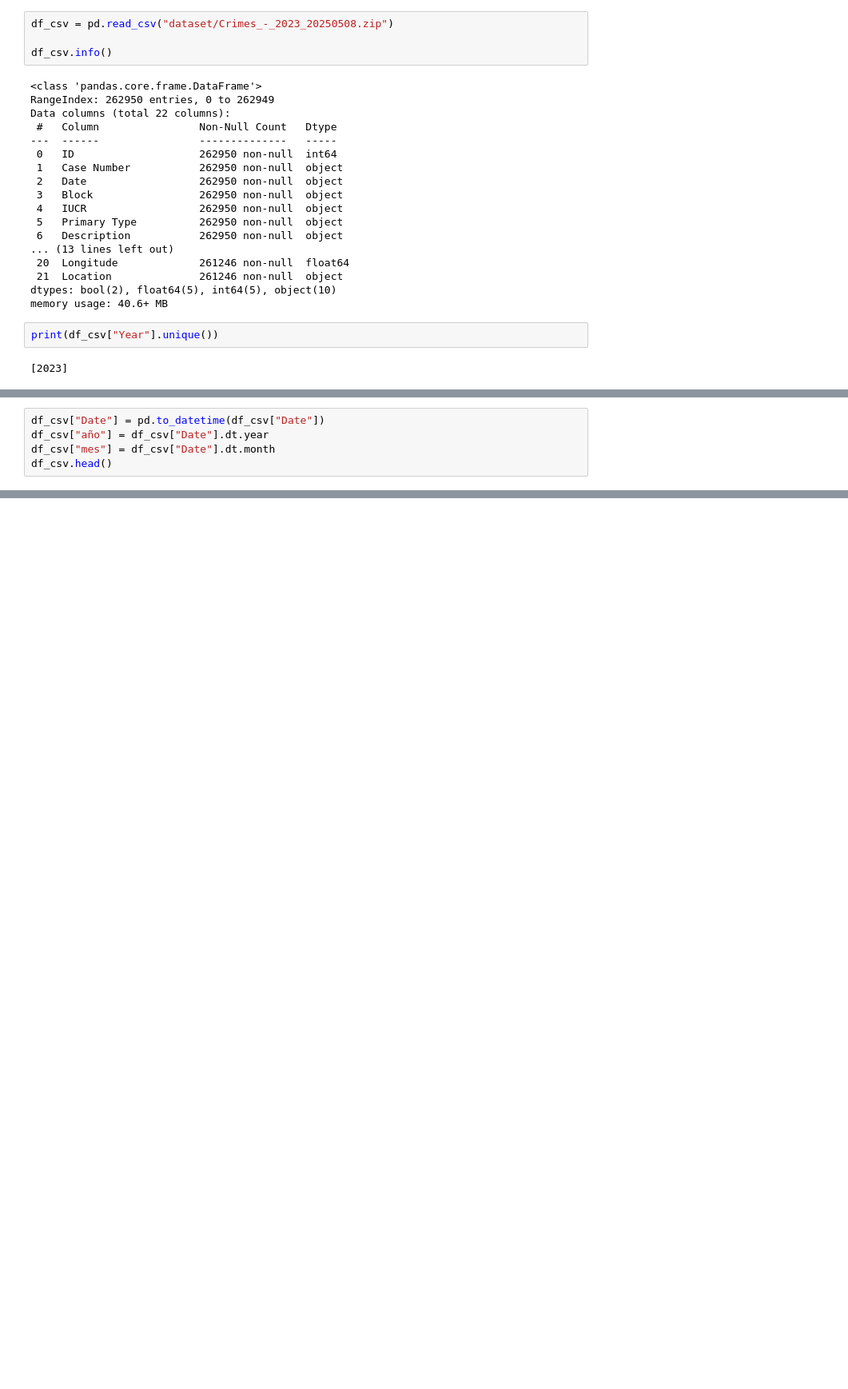
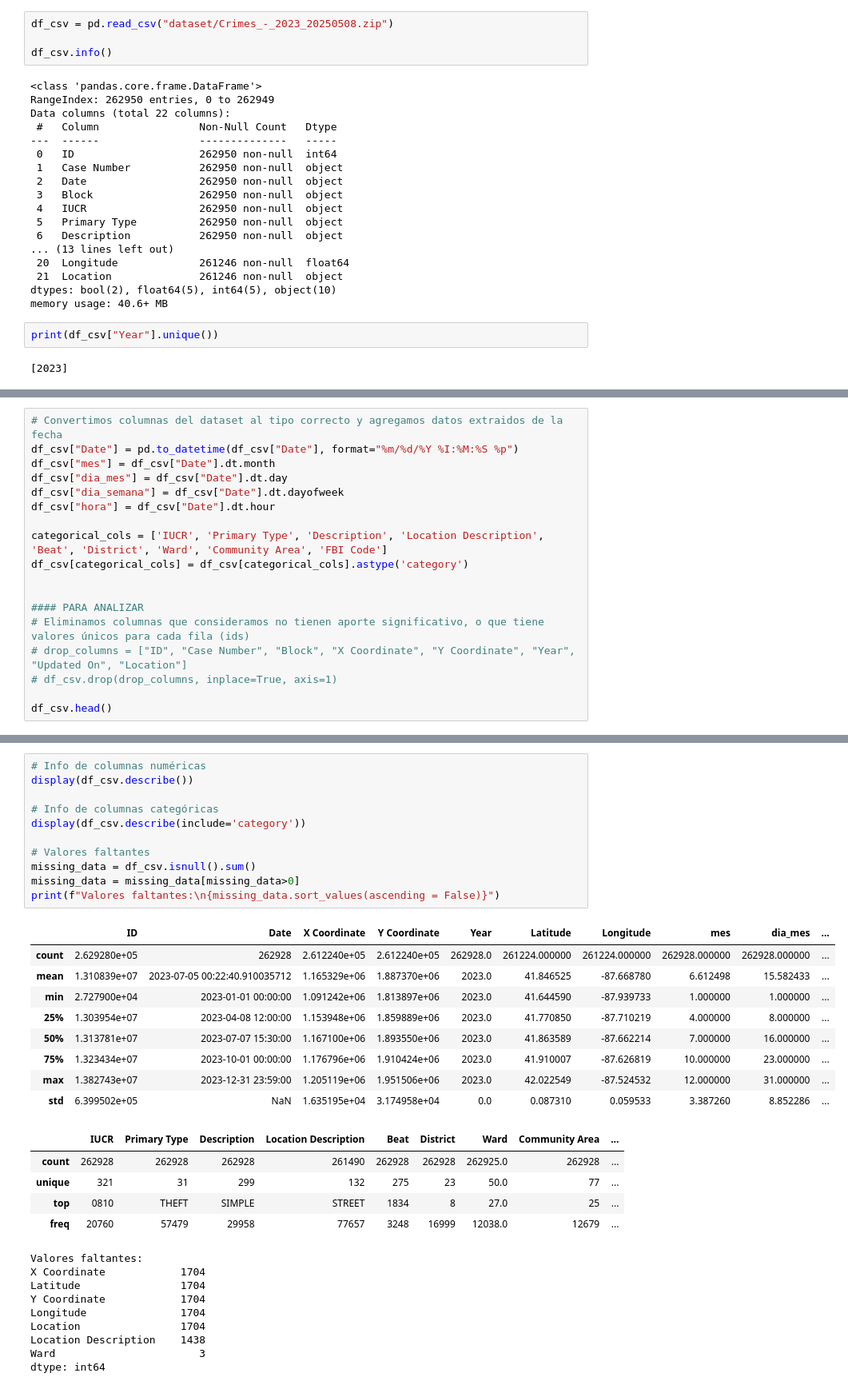
Before and after one commit to gjmv/CEIA_2025_B2_AMq_TP, a Jupyter notebook: TP.ipynb, the cells around one changed output, grey strips where cells are left out. Shown at 80% size. Cells and saved outputs as stored; diff of their text form; blank space fills up the shorter version.

Commit message:
Agrega algo de preprocesamiento

```diff
--- a/TP.ipynb
+++ b/TP.ipynb
@@ -29,7 +72,20 @@ print(df_csv["Year"].unique())
 # %%
-df_csv["Date"] = pd.to_datetime(df_csv["Date"])
-df_csv["año"] = df_csv["Date"].dt.year
+# Convertimos columnas del dataset al tipo correcto y agregamos datos extraidos de la fecha
+df_csv["Date"] = pd.to_datetime(df_csv["Date"], format="%m/%d/%Y %I:%M:%S %p")
 df_csv["mes"] = df_csv["Date"].dt.month
+df_csv["dia_mes"] = df_csv["Date"].dt.day
+df_csv["dia_semana"] = df_csv["Date"].dt.dayofweek
+df_csv["hora"] = df_csv["Date"].dt.hour
+
+categorical_cols = ['IUCR', 'Primary Type', 'Description', 'Location Description', 'Beat', 'District', 'Ward', 'Community Area', 'FBI Code']
+df_csv[categorical_cols] = df_csv[categorical_cols].astype('category')
+
+
+#### PARA ANALIZAR
+# Eliminamos columnas que consideramos no tienen aporte significativo, o que tiene valores únicos para cada fila (ids)
+# drop_columns = ["ID", "Case Number", "Block", "X Coordinate", "Y Coordinate", "Year", "Updated On", "Location"]
+# df_csv.drop(drop_columns, inplace=True, axis=1)
+
 df_csv.head()
 # %% [output]
 |  | ID | Case Number | Date | Block | IUCR | Primary Type | Description | Location Description | ... |
@@ -42 +98,36 @@ df_csv.head()
+# %%
+# Info de columnas numéricas
+display(df_csv.describe())
+
+# Info de columnas categóricas
+display(df_csv.describe(include='category'))
+
+# Valores faltantes
+missing_data = df_csv.isnull().sum()
+missing_data = missing_data[missing_data>0]
+print(f"Valores faltantes:\n{missing_data.sort_values(ascending = False)}")
+# %% [output]
+|  | ID | Date | X Coordinate | Y Coordinate | Year | Latitude | Longitude | mes | dia_mes | ... |
+| count | 2.629280e+05 | 262928 | 2.612240e+05 | 2.612240e+05 | 262928.0 | 261224.000000 | 261224.000000 | 262928.000000 | 262928.000000 | ... |
+| mean | 1.310839e+07 | 2023-07-05 00:22:40.910035712 | 1.165329e+06 | 1.887370e+06 | 2023.0 | 41.846525 | -87.668780 | 6.612498 | 15.582433 | ... |
+| min | 2.727900e+04 | 2023-01-01 00:00:00 | 1.091242e+06 | 1.813897e+06 | 2023.0 | 41.644590 | -87.939733 | 1.000000 | 1.000000 | ... |
+| 25% | 1.303954e+07 | 2023-04-08 12:00:00 | 1.153948e+06 | 1.859889e+06 | 2023.0 | 41.770850 | -87.710219 | 4.000000 | 8.000000 | ... |
+| 50% | 1.313781e+07 | 2023-07-07 15:30:00 | 1.167100e+06 | 1.893550e+06 | 2023.0 | 41.863589 | -87.662214 | 7.000000 | 16.000000 | ... |
+| 75% | 1.323434e+07 | 2023-10-01 00:00:00 | 1.176796e+06 | 1.910424e+06 | 2023.0 | 41.910007 | -87.626819 | 10.000000 | 23.000000 | ... |
+| max | 1.382743e+07 | 2023-12-31 23:59:00 | 1.205119e+06 | 1.951506e+06 | 2023.0 | 42.022549 | -87.524532 | 12.000000 | 31.000000 | ... |
+| std | 6.399502e+05 | NaN | 1.635195e+04 | 3.174958e+04 | 0.0 | 0.087310 | 0.059533 | 3.387260 | 8.852286 | ... |
+|  | IUCR | Primary Type | Description | Location Description | Beat | District | Ward | Community Area | ... |
+| count | 262928 | 262928 | 262928 | 261490 | 262928 | 262928 | 262925.0 | 262928 | ... |
+| unique | 321 | 31 | 299 | 132 | 275 | 23 | 50.0 | 77 | ... |
+| top | 0810 | THEFT | SIMPLE | STREET | 1834 | 8 | 27.0 | 25 | ... |
+| freq | 20760 | 57479 | 29958 | 77657 | 3248 | 16999 | 12038.0 | 12679 | ... |
+Valores faltantes:
+X Coordinate            1704
+Latitude                1704
+Y Coordinate            1704
+Longitude               1704
+Location                1704
+Location Description    1438
+Ward                       3
+dtype: int64
 # %%
```
Also changed, not shown: parts of 7 cells of this notebook.
